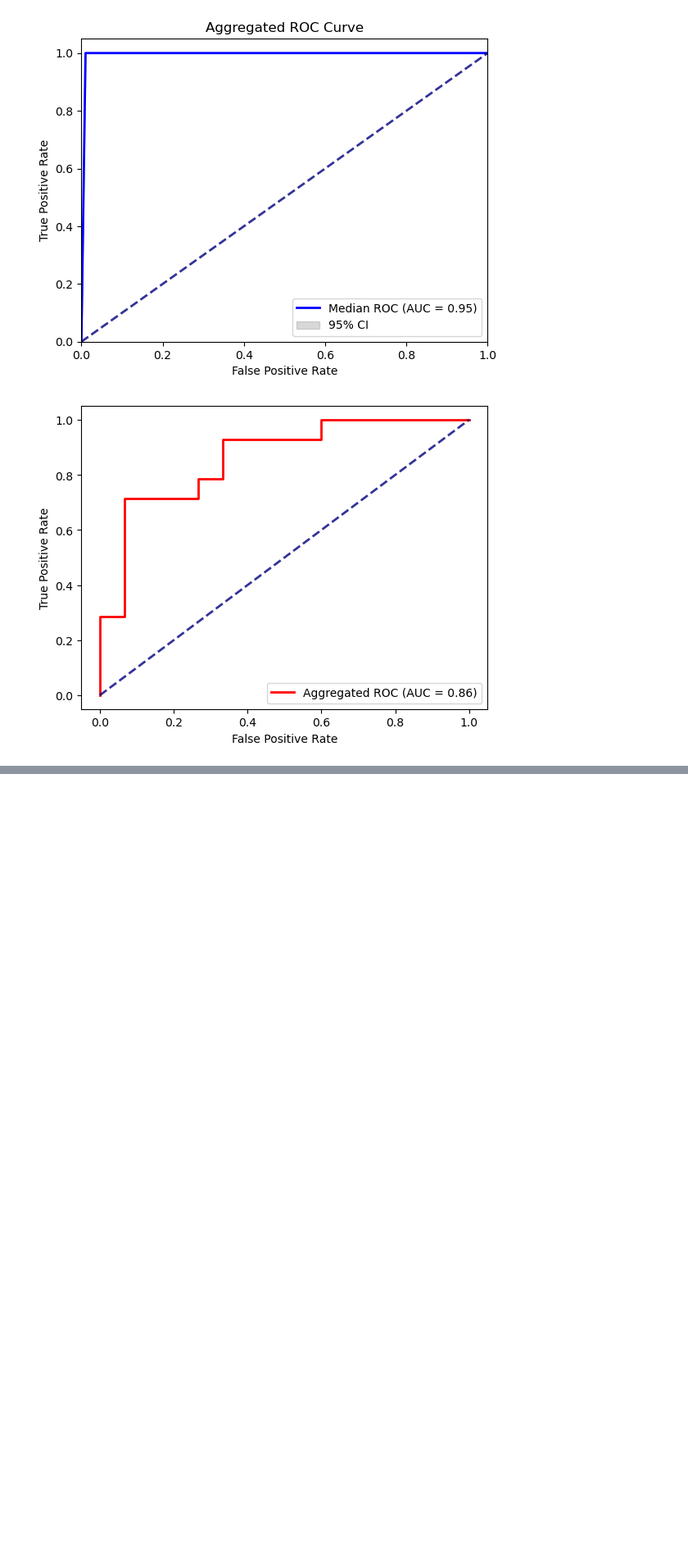
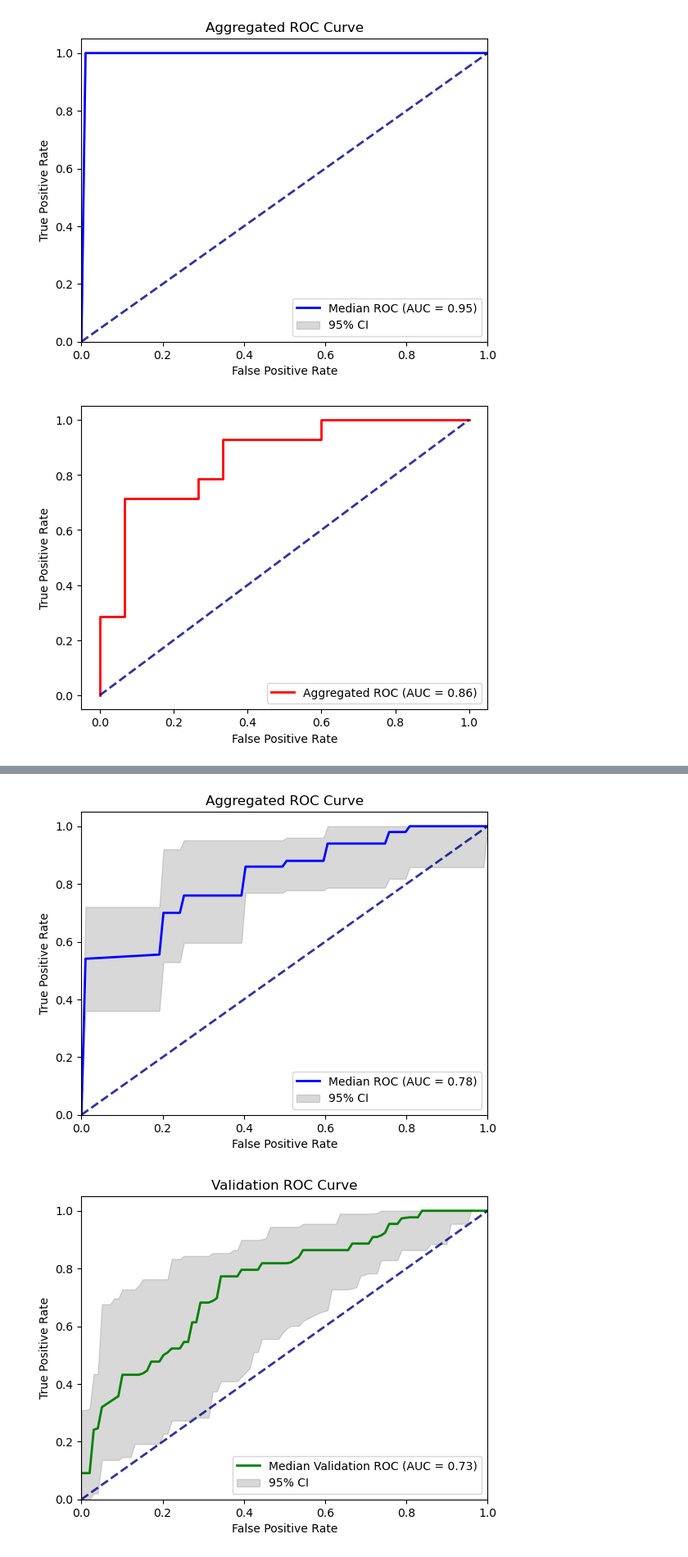
Before and after one commit to NMikolajewicz/ADAPT-MS-NM, a Jupyter notebook: notebooks/20250316_ADAPT-MS_AD_CSF_20_subset_per_cohort.ipynb, the cells around one changed output, grey strips where cells are left out. Shown at 82% size. Drawn from its saved outputs; the diff is of its cells as text; code cells hidden in the pictures; blank space fills up the shorter version.

```diff
--- a/notebooks/20250316_ADAPT-MS_AD_CSF_20_subset_per_cohort.ipynb
+++ b/notebooks/20250316_ADAPT-MS_AD_CSF_20_subset_per_cohort.ipynb
@@ -177,0 +195,11 @@ adaptms.plot_accumulated_roc('biochemical control', 'biochemical AD')
+# %%
+from utils.BaselineClassifier import BaselineClassifier
+# Initialize the classifier
+baseline = BaselineClassifier(prot_shared, cat, gene_dict, between='biochemical AD classification')
+
+# Perform classification 10 times and plot the aggregated ROC curve
+baseline.classify_and_plot('biochemical control', 'biochemical AD', n_runs=10, n_estimators=50)
+baseline.validate_and_plot(d_Rest_prot_shared.loc[berlin_samples_test], cat.loc[berlin_samples_test], 'biochemical control', 'biochemical AD')
+# %% [output]
+[figure, added]
+[figure, added]
```
Also changed, not shown: parts of 8 cells of this notebook, 18 other files.
